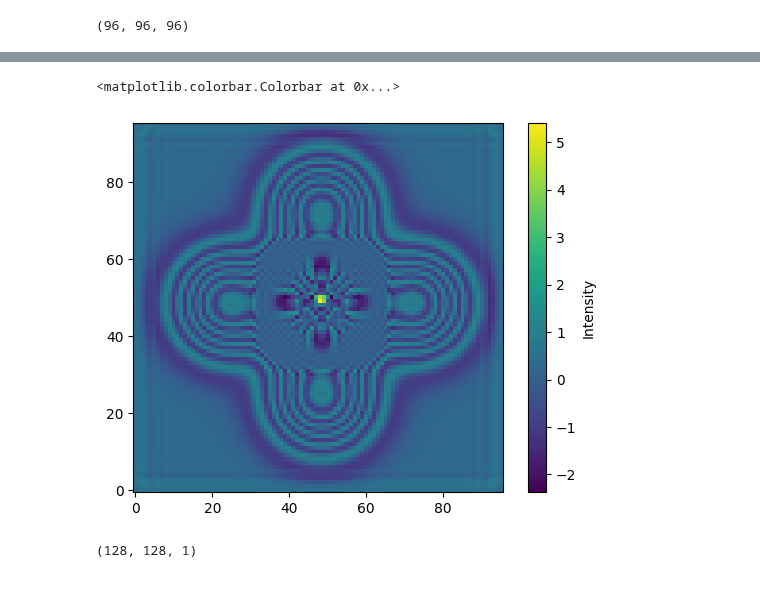
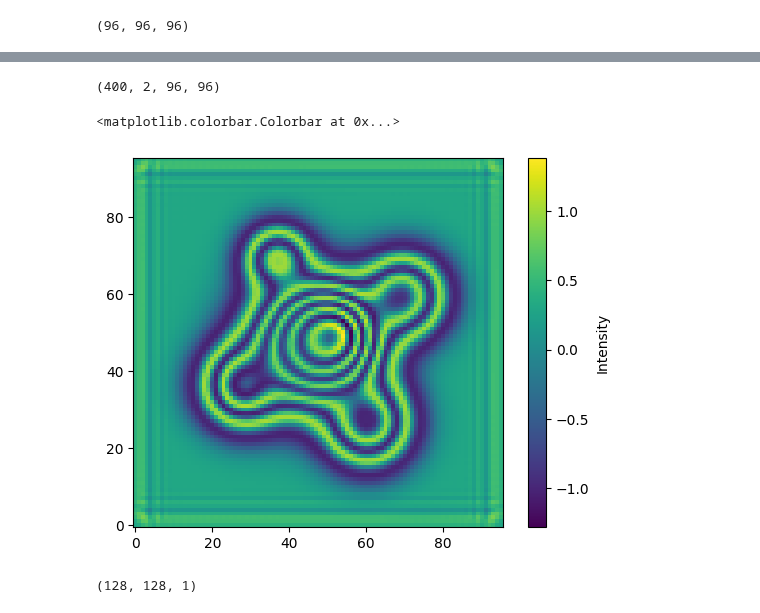
Before and after one commit to SkariZ/TomoDpDt, a Jupyter notebook: Notebooks_test/simulate_object_dt.ipynb, the cells around one changed output, grey strips where cells are left out. Saved outputs shown, nothing was run; the diff lists cells and outputs as text; code cells hidden in the pictures.

```diff
--- a/Notebooks_test/simulate_object_dt.ipynb
+++ b/Notebooks_test/simulate_object_dt.ipynb
@@ -99,16 +99,16 @@ size = 96
 grid = np.zeros((size, size, size))
 
 # Gaussian blob parameters
-centers = [(24, 48, 48), (48, 48, 48), (72, 48, 48),
-           (48, 24, 48), (48, 72, 48), (48, 48, 24),
-            (48, 48, 72),
+centers = [(24, 48, 48), (72, 48, 48), (48, 24, 48),
+           (48, 72, 48), (48, 48, 24), (48, 48, 72),
            ]  # Center positions
 sigma = 8  # Standard deviation (spread of blobs)
 
 # Generate blobs
-for center in centers:
+sigma_random = np.random.uniform(4, 10, len(centers))
+for i, center in enumerate(centers):
     x, y, z = np.indices((size, size, size))  # 3D coordinates
-    blob = np.exp(-((x - center[0])**2 + (y - center[1])**2 + (z - center[2])**2) / (2 * sigma**2))
+    blob = np.exp(-((x - center[0])**2 + (y - center[1])**2 + (z - center[2])**2) / (2 * sigma_random[i]**2))
     grid += blob  # Add each blob to the grid
 
 # Normalize the grid for visualization
@@ -124,7 +124,7 @@ plt.show()
 # %%
 #Scale the values of the volume to be between 1.33 and 1.45
 volume = grid
-volume = volume / np.max(volume) * 0.12 + 1.33
+volume = volume / np.max(volume) * 0.05 + 1.33
 # %%
 # Plot a 2D cross-section at z=48
 plt.imshow(volume.sum(axis=2), cmap="hot", origin="lower")
@@ -218,7 +218,7 @@ from OldCode import rotations as R
 from OldCode import forward_model as F
 # %%
 samples = 400
-Q_accum = R.generate_sinusoidal_quaternion(omega=2*np.pi, phi=np.pi/12, psi=np.pi/12, duration=2, samples=samples)
+Q_accum = R.generate_sinusoidal_quaternion(omega=2*np.pi, phi=0, psi=0, duration=2, samples=samples)
 q0, q1, q2, q3 = Q_accum.T
 
 # Plot the quaternion components over time
@@ -279,12 +279,16 @@ Simulating projection 397/400
 Simulating projection 398/400
 Simulating projection 399/400
 Simulating projection 400/400
+# %%
+projections.shape
+# %% [output]
+(400, 2, 96, 96)
 # %%
-plt.imshow(projections[100,0], origin="lower")
+plt.imshow(projections[150].real, origin="lower")
 plt.colorbar(label="Intensity")
 # %% [output]
 <matplotlib.colorbar.Colorbar at 0x...>
-[figure, old version]
+[figure, new version]
 # %%
 projections = projections[:,0] + 1j * projections[:,1]
 # %%
```
Also changed, not shown: parts of 5 cells of this notebook, 7 other files.
